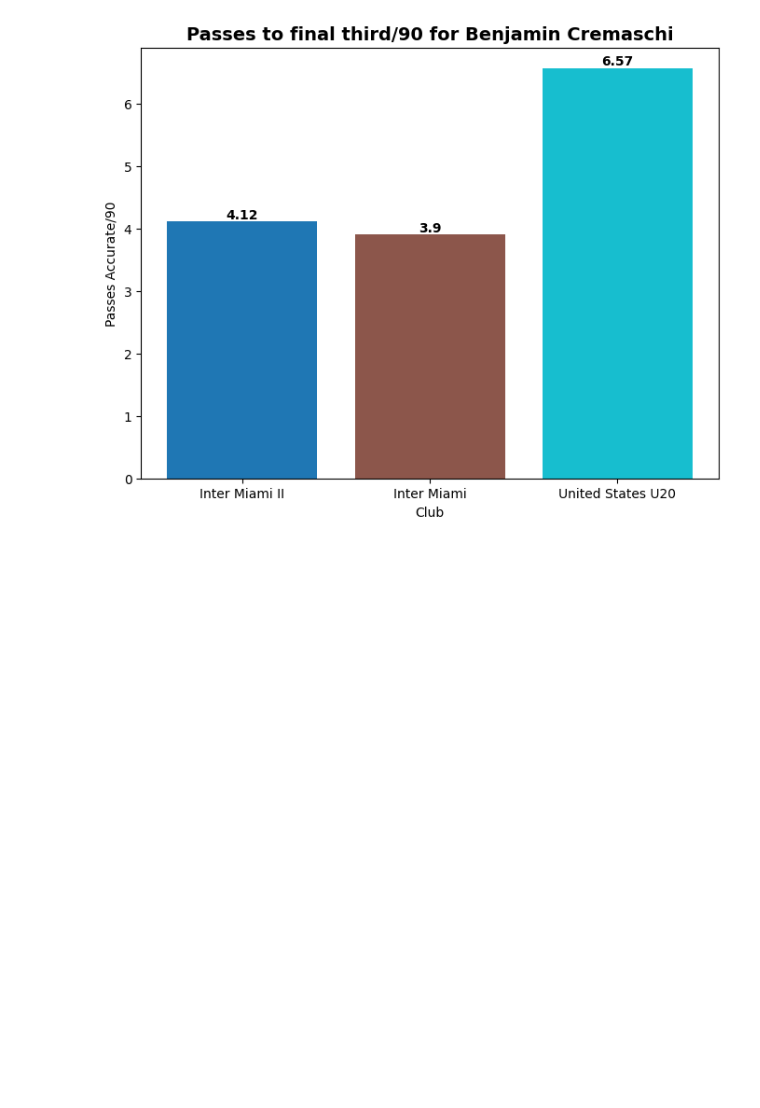
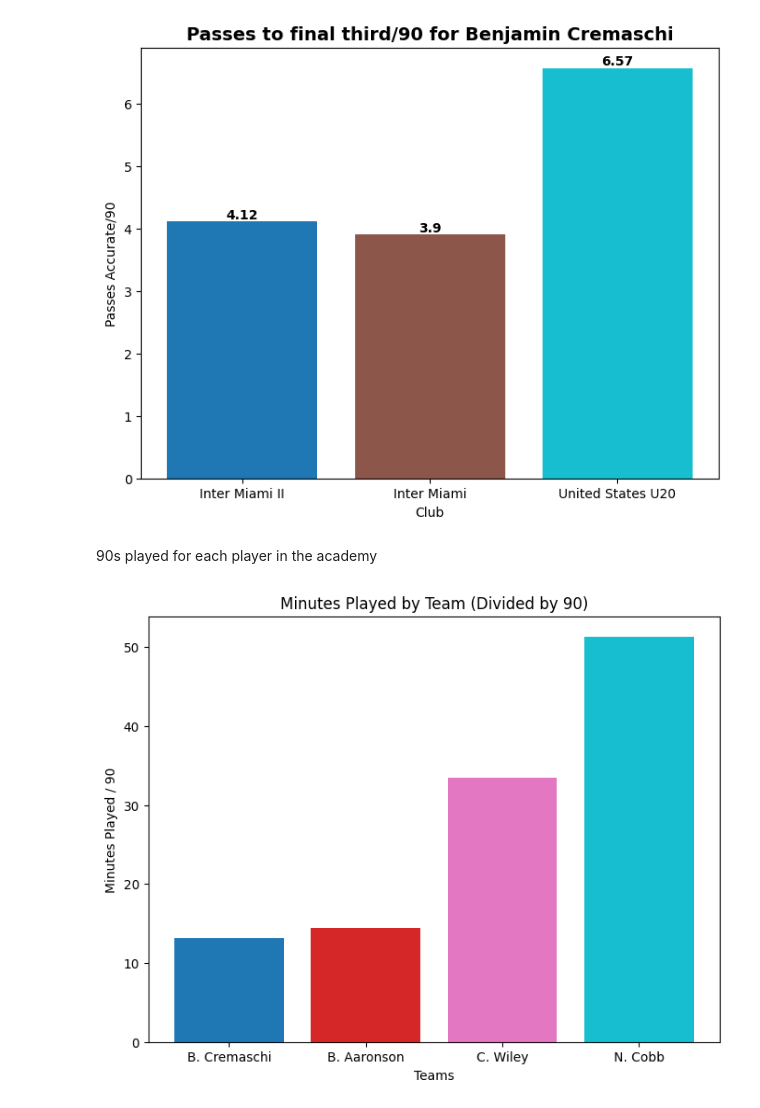
Before and after one commit to Tommy-Las/FootballAnalytics-FinalProject, a Jupyter notebook: code.ipynb, the cells around one changed output. Cells and saved outputs as stored; diff of their text form; code cells hidden in the pictures; blank space fills up the shorter version.

Commit message:
minutes played chart

```diff
--- a/code.ipynb
+++ b/code.ipynb
@@ -244,8 +244,8 @@ cols = ["Team", 'Minutes played',
         'Back passes', 'Back passes accurate']
 
 all_df = [aaronson_bethlehemsteel_df, aaronson_leeds_df, aaronson_philadelphia_df, aaronson_salzburg_df, aaronson_USA_df, aaronson_unionberlin_df]
-pepi_teams_df = team_data(all_df, cols)
-pepi_teams_df
+aaronson_teams_df = team_data(all_df, cols)
+aaronson_teams_df
 # %% [output]
 |  | Minutes played | Total actions/90 | Total actions successful/90 | Goals/90 | Assists/90 | Shots/90 | ... |
 | Bethlehem Steel | 1296.0 | 65.277778 | 30.625000 | 0.069444 | 0.277778 | 1.388889 | ... |
@@ -378,3 +378,28 @@ Index(['Minutes played', 'Total actions/90', 'Total actions successful/90',
 visualize_metric_between_teams(cremaschi_teams_df, "Passes to final third/90", "Benjamin Cremaschi")
 # %% [output]
 [figure]
+# %% [markdown]
+90s played for each player in the academy
+# %%
+labels = ["B. Cremaschi", "B. Aaronson", "C. Wiley", "N. Cobb"]
+values = [cremaschi_teams_df.loc['Inter Miami II', 'Minutes played'] / 90,
+            aaronson_teams_df.loc['Bethlehem Steel', 'Minutes played'] / 90,
+            wiley_teams_df.loc['Atlanta United II', 'Minutes played'] / 90,
+            cobb_teams_df.loc['Atlanta United II', 'Minutes played'] / 90 ]
+
+cmap = plt.colormaps['tab10']
+colors = cmap(np.linspace(0, 1, len(labels)))
+
+# Create the bar chart
+plt.figure(figsize=(8, 6))
+plt.bar(labels, values, color=colors)
+
+# Add titles and labels
+plt.title('Minutes Played by Team (Divided by 90)')
+plt.xlabel('Teams')
+plt.ylabel('Minutes Played / 90')
+
+# Show the plot
+plt.show()
+# %% [output]
+[figure, added]
```
